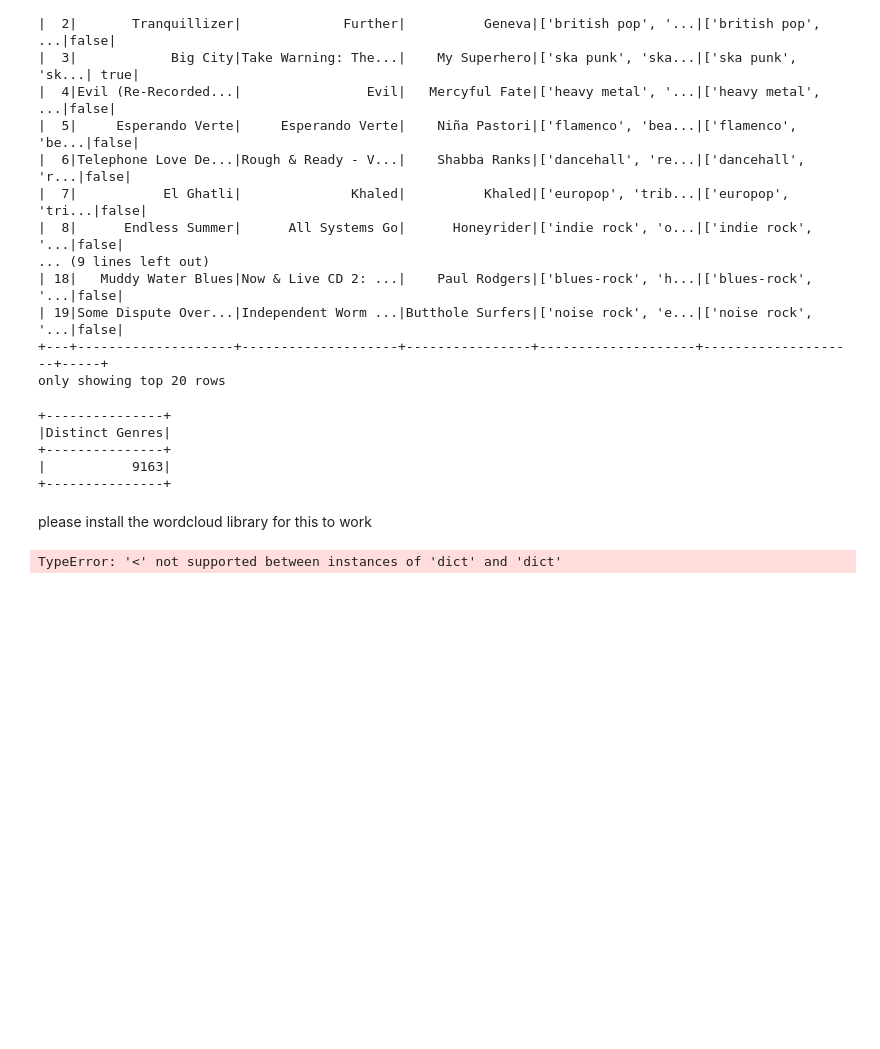
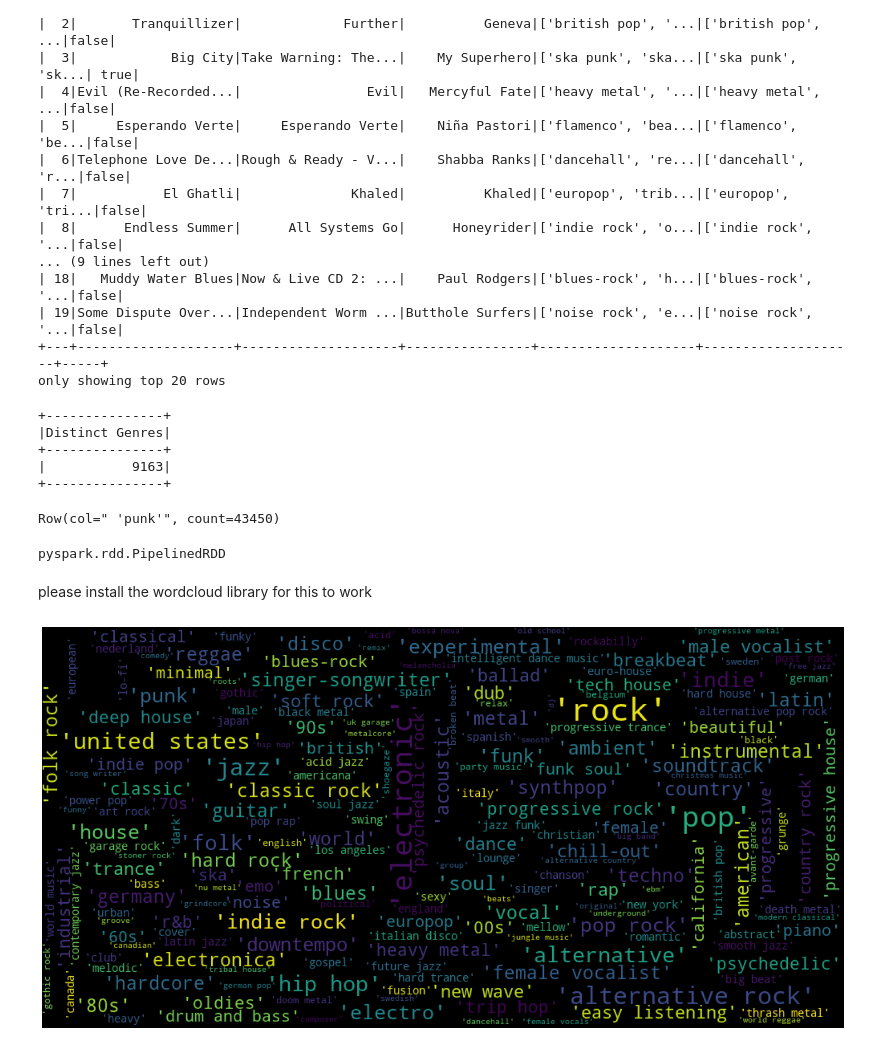
Before and after one commit to subha5gemini/MillionSongDataset, a Jupyter notebook: genre_analysis.ipynb, the cells around one changed output. Drawn from its saved outputs; the diff is of its cells as text; code cells hidden in the pictures; blank space fills up the shorter version.

```diff
--- a/genre_analysis.ipynb
+++ b/genre_analysis.ipynb
@@ -1,9 +4,5 @@
 # %%
-import findspark
-findspark.init()
-from pyspark import SparkContext
 from pyspark.sql import SparkSession
-sc = SparkContext()
-ss=SparkSession \
-.builder \
-.getOrCreate()
+spark = SparkSession.builder \
+     .appName("Test SparkSession") \
+     .getOrCreate()
@@ -10,5 +13,5 @@ ss=SparkSession \
 # %%
-df_in=ss.read.load("s3://disma-bucket/clean_big_subset.csv",format="csv",header="true")
+df_in=spark.read.load("s3://disma-bucket/clean_big_subset.csv",format="csv",header="true")
 # %%
 df_in.printSchema()
 # %% [output]
@@ -114,3 +117,6 @@ pos_g.select(countDistinct('col').alias("Distinct Genres")).show()
 +---------------+
 # %%
 genres = pos_g.groupBy('col').count()
+genres.head()
+# %% [output]
+Row(col=" 'punk'", count=43450)
@@ -120,13 +123,23 @@ gen_dict = genres_pan.to_dict()
+# %%
+new_rdd = genres.rdd.map(lambda x: (x[0],x[1]))
+type(new_rdd)
+# %% [output]
+pyspark.rdd.PipelinedRDD
+# %%
+gen_dict = new_rdd.collectAsMap()
+#gen_dict
 # %% [markdown]
 please install the wordcloud library for this to work
 # %%
 from wordcloud import WordCloud, STOPWORDS
 import matplotlib.pyplot as plt
 
-wordcloud = WordCloud(background_color="white", max_font_size=40)
+wordcloud = WordCloud(max_font_size=40, width =1000, height = 500)
 wordcloud.fit_words(gen_dict)
+plt.figure(figsize=(20,10))
 plt.imshow(wordcloud)
 plt.axis("off")
+plt.tight_layout(pad=0)
 plt.show()
 # %% [output]
-TypeError: '<' not supported between instances of 'dict' and 'dict'
+[figure, added]
```
Also changed, not shown: parts of 5 cells of this notebook.
